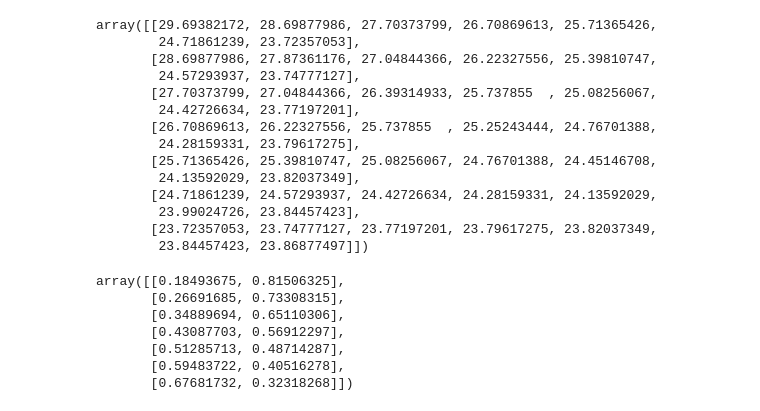
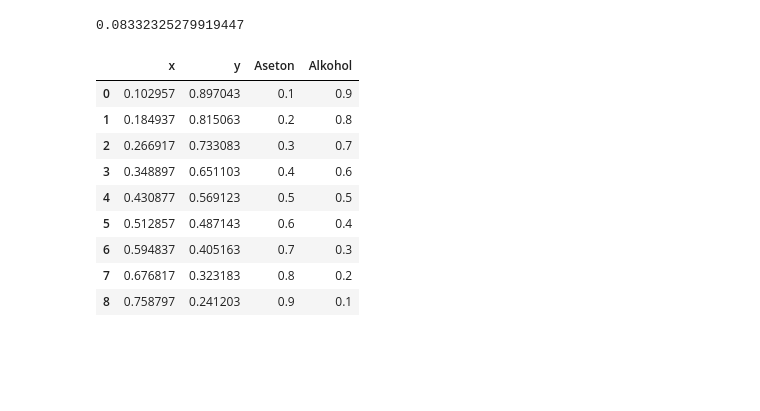
Before and after one commit to ariawahyuw/simulasi-spectra, a Jupyter notebook: Simulasi 2/Simulasi Data Artifisial.ipynb, the cells around one changed output. Cells and saved outputs as stored; diff of their text form; code cells hidden in the pictures; blank space fills up the shorter version.

```diff
--- a/Simulasi 2/Simulasi Data Artifisial.ipynb
+++ b/Simulasi 2/Simulasi Data Artifisial.ipynb
@@ -45,30 +86,38 @@ plt.show()
 # %%
 D = np.concatenate(
         (
+            alkohol_aseton['9:1'][1].reshape(-1, 1),
             alkohol_aseton['8:2'][1].reshape(-1, 1),
             alkohol_aseton['7:3'][1].reshape(-1, 1),
             alkohol_aseton['6:4'][1].reshape(-1, 1),
             alkohol_aseton['5:5'][1].reshape(-1, 1),
             alkohol_aseton['4:6'][1].reshape(-1, 1),
             alkohol_aseton['3:7'][1].reshape(-1, 1),
-            alkohol_aseton['2:8'][1].reshape(-1, 1)
+            alkohol_aseton['2:8'][1].reshape(-1, 1),
+            alkohol_aseton['1:9'][1].reshape(-1, 1)
         ),
         axis=1
     )
+
+eigen = EigenDecomposition(D)
+concentration = eigen.getPureConcentration()
+df = pd.DataFrame(concentration.T, columns=['x', 'y'])
+df['Aseton'] = [0.1, 0.2, 0.3, 0.4, 0.5, 0.6, 0.7, 0.8, 0.9]
+df['Alkohol'] = [0.9, 0.8, 0.7, 0.6, 0.5, 0.4, 0.3, 0.2, 0.1]
+relative_error = df[['Alkohol', 'Aseton']].values - df[['y', 'x']].values
+relative_error = abs(relative_error[:,0])
+rmse = np.sqrt(np.mean(relative_error**2))
+print(rmse)
+df
+# %% [output]
+0.08332325279919447
+|  | x | y | Aseton | Alkohol |
+| 0 | 0.102957 | 0.897043 | 0.1 | 0.9 |
+| 1 | 0.184937 | 0.815063 | 0.2 | 0.8 |
+| 2 | 0.266917 | 0.733083 | 0.3 | 0.7 |
+| 3 | 0.348897 | 0.651103 | 0.4 | 0.6 |
+| 4 | 0.430877 | 0.569123 | 0.5 | 0.5 |
+| 5 | 0.512857 | 0.487143 | 0.6 | 0.4 |
+| 6 | 0.594837 | 0.405163 | 0.7 | 0.3 |
+| 7 | 0.676817 | 0.323183 | 0.8 | 0.2 |
+| 8 | 0.758797 | 0.241203 | 0.9 | 0.1 |
-# %%
-np.matmul(D.T, D)
-# %% [output]
-array([[29.69382172, 28.69877986, 27.70373799, 26.70869613, 25.71365426,
-        24.71861239, 23.72357053],
-       [28.69877986, 27.87361176, 27.04844366, 26.22327556, 25.39810747,
-        24.57293937, 23.74777127],
-       [27.70373799, 27.04844366, 26.39314933, 25.737855  , 25.08256067,
-        24.42726634, 23.77197201],
-       [26.70869613, 26.22327556, 25.737855  , 25.25243444, 24.76701388,
-        24.28159331, 23.79617275],
-       [25.71365426, 25.39810747, 25.08256067, 24.76701388, 24.45146708,
-        24.13592029, 23.82037349],
-       [24.71861239, 24.57293937, 24.42726634, 24.28159331, 24.13592029,
-        23.99024726, 23.84457423],
-       [23.72357053, 23.74777127, 23.77197201, 23.79617275, 23.82037349,
-        23.84457423, 23.86877497]])
@@ -78,10 +123,0 @@ concentration = eigen.getPureConcentration()
-# %%
-concentration.T
-# %% [output]
-array([[0.18493675, 0.81506325],
-       [0.26691685, 0.73308315],
-       [0.34889694, 0.65110306],
-       [0.43087703, 0.56912297],
-       [0.51285713, 0.48714287],
-       [0.59483722, 0.40516278],
-       [0.67681732, 0.32318268]])
```
Also changed, not shown: parts of 11 cells of this notebook, 1 other file.
